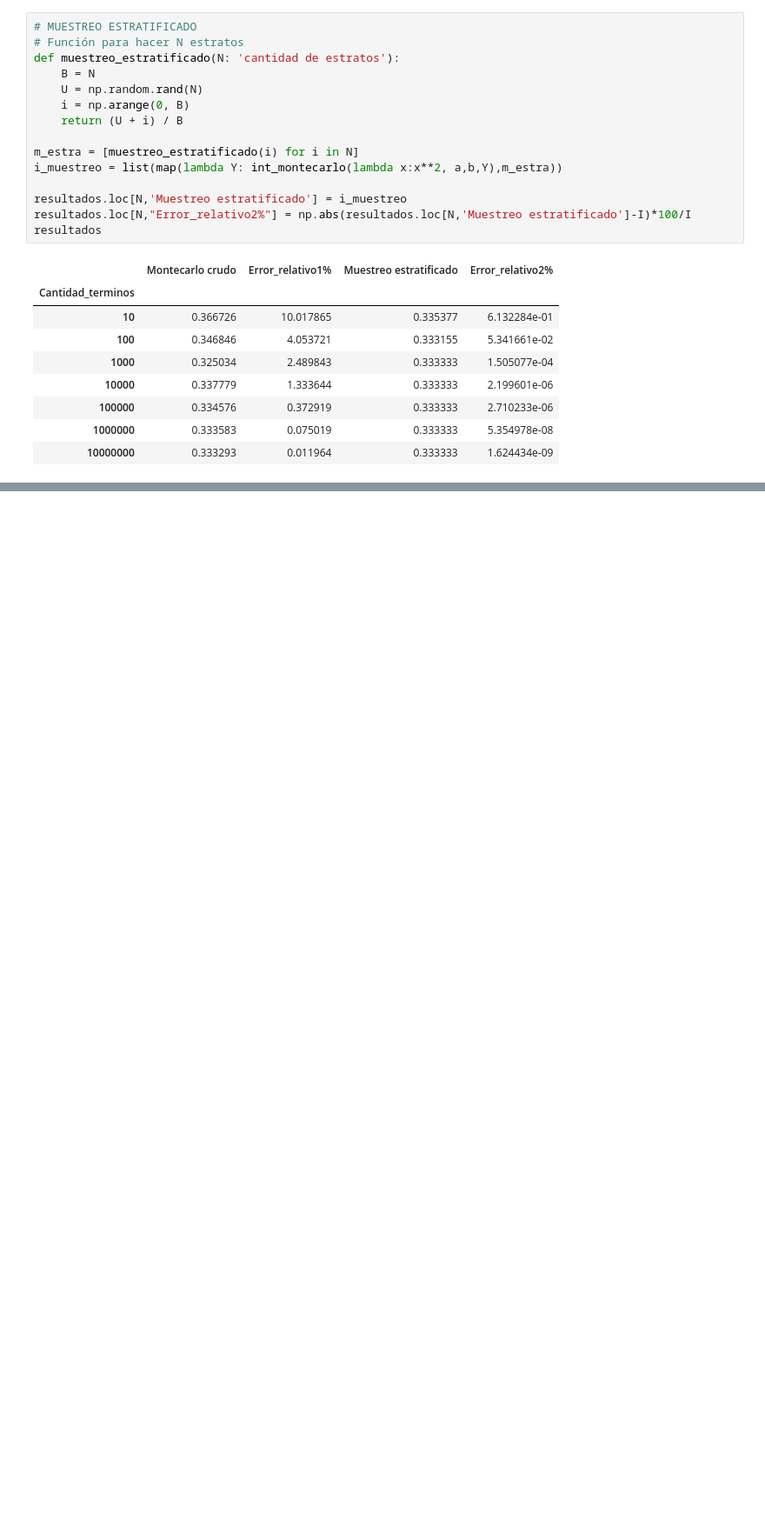
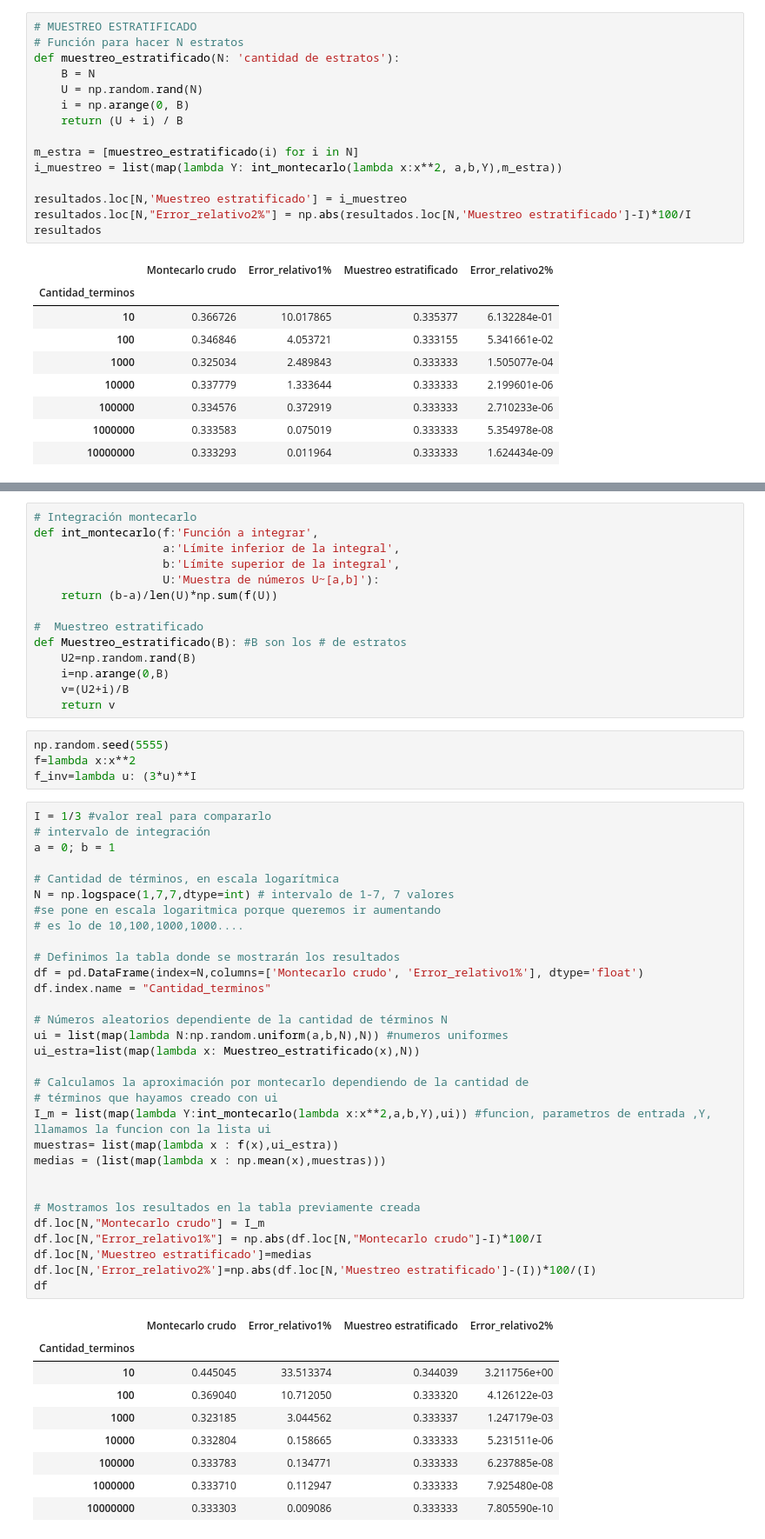
Before and after one commit to danielch4/Tarea7-8_LEspinoza_HDChavez, a Jupyter notebook: Tarea7.ipynb, the cells around one changed output, grey strips where cells are left out. Shown: that part at 87% size. Saved outputs shown, nothing was run; the diff lists cells and outputs as text; blank space fills up the shorter version.

```diff
--- a/Tarea7.ipynb
+++ b/Tarea7.ipynb
@@ -84,0 +94,59 @@ resultados
+# %%
+# Integración montecarlo
+def int_montecarlo(f:'Función a integrar',
+                   a:'Límite inferior de la integral',
+                   b:'Límite superior de la integral',
+                   U:'Muestra de números U~[a,b]'):
+    return (b-a)/len(U)*np.sum(f(U))
+
+#  Muestreo estratificado
+def Muestreo_estratificado(B): #B son los # de estratos
+    U2=np.random.rand(B)
+    i=np.arange(0,B)
+    v=(U2+i)/B
+    return v
+# %%
+np.random.seed(5555)
+f=lambda x:x**2
+f_inv=lambda u: (3*u)**I
+# %%
+I = 1/3 #valor real para compararlo
+# intervalo de integración
+a = 0; b = 1
+
+# Cantidad de términos, en escala logarítmica
+N = np.logspace(1,7,7,dtype=int) # intervalo de 1-7, 7 valores
+#se pone en escala logaritmica porque queremos ir aumentando
+# es lo de 10,100,1000,1000....
+
+# Definimos la tabla donde se mostrarán los resultados
+df = pd.DataFrame(index=N,columns=['Montecarlo crudo', 'Error_relativo1%'], dtype='float')
+df.index.name = "Cantidad_terminos"
+
+# Números aleatorios dependiente de la cantidad de términos N
+ui = list(map(lambda N:np.random.uniform(a,b,N),N)) #numeros uniformes
+ui_estra=list(map(lambda x: Muestreo_estratificado(x),N))
+
+# Calculamos la aproximación por montecarlo dependiendo de la cantidad de
+# términos que hayamos creado con ui
+I_m = list(map(lambda Y:int_montecarlo(lambda x:x**2,a,b,Y),ui)) #funcion, parametros de entrada ,Y, llamamos la funcion con la lista ui
+muestras= list(map(lambda x : f(x),ui_estra))
+medias = (list(map(lambda x : np.mean(x),muestras)))
+
+
+# Mostramos los resultados en la tabla previamente creada
+df.loc[N,"Montecarlo crudo"] = I_m
+df.loc[N,"Error_relativo1%"] = np.abs(df.loc[N,"Montecarlo crudo"]-I)*100/I
+df.loc[N,'Muestreo estratificado']=medias
+df.loc[N,'Error_relativo2%']=np.abs(df.loc[N,'Muestreo estratificado']-(I))*100/(I)
+df
+# %% [output]
+|  | Montecarlo crudo | Error_relativo1% | Muestreo estratificado | Error_relativo2% |
+| Cantidad_terminos |  |  |  |  |
+| 10 | 0.445045 | 33.513374 | 0.344039 | 3.211756e+00 |
+| 100 | 0.369040 | 10.712050 | 0.333320 | 4.126122e-03 |
+| 1000 | 0.323185 | 3.044562 | 0.333337 | 1.247179e-03 |
+| 10000 | 0.332804 | 0.158665 | 0.333333 | 5.231511e-06 |
+| 100000 | 0.333783 | 0.134771 | 0.333333 | 6.237885e-08 |
+| 1000000 | 0.333710 | 0.112947 | 0.333333 | 7.925480e-08 |
+| 10000000 | 0.333303 | 0.009086 | 0.333333 | 7.805590e-10 |
```
Also changed, not shown: parts of 2 cells of this notebook.
